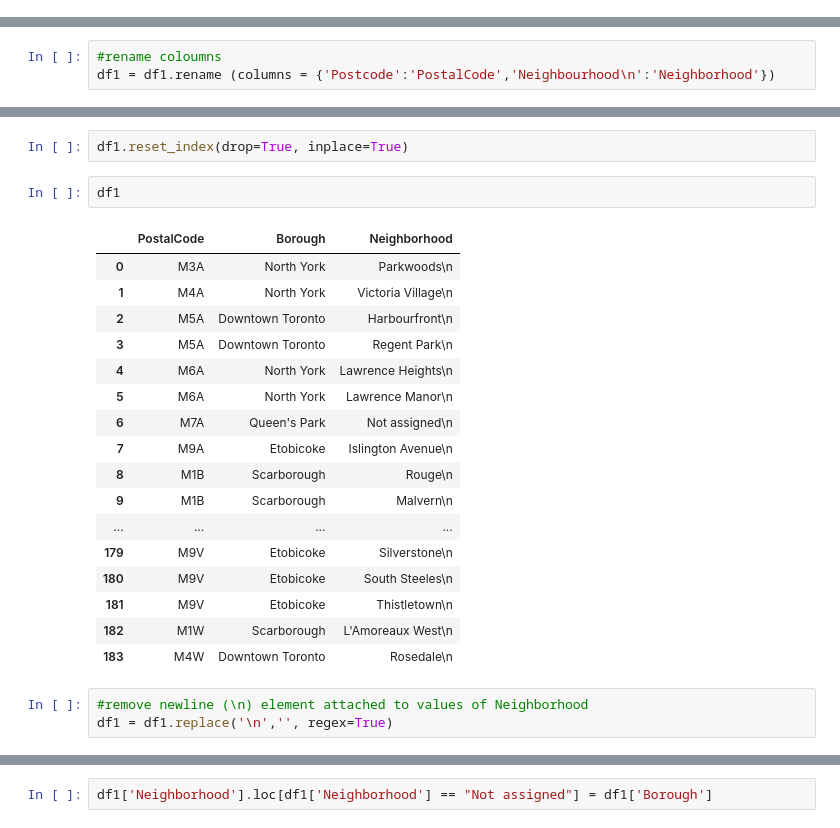
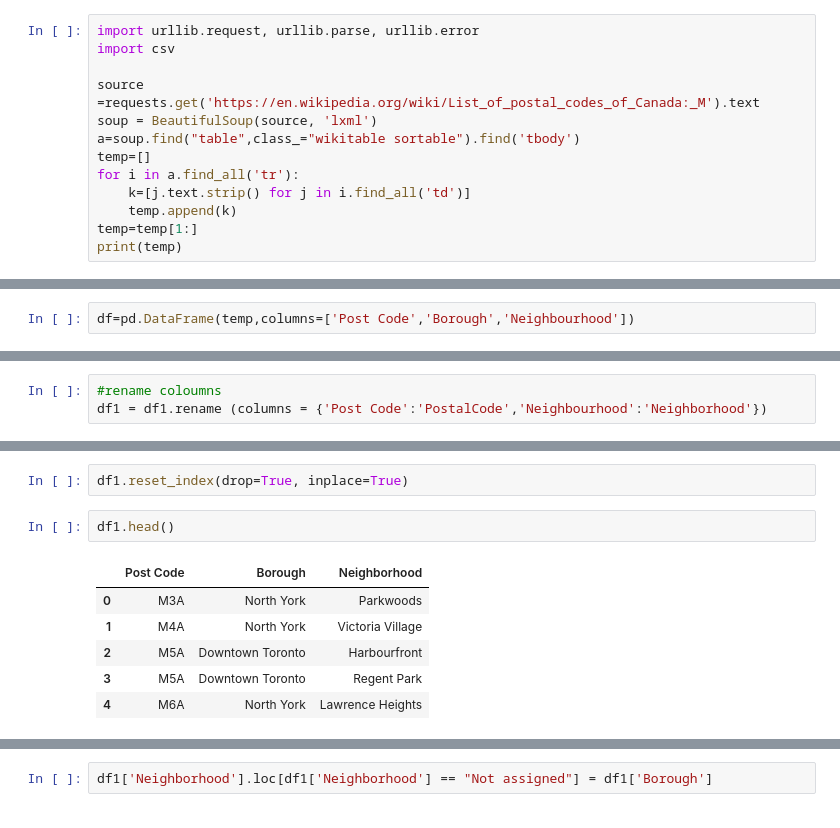
Before and after one commit to Teee-pee/Github-Starter, a Jupyter notebook: Canadian Segmentation.ipynb, the cells around one changed output, grey strips where cells are left out. Cells and saved outputs as stored; diff of their text form.

```diff
--- a/Canadian Segmentation.ipynb
+++ b/Canadian Segmentation.ipynb
@@ -87,0 +32,13 @@ df=pd.read_csv('table_data.csv')
+# %%
+import urllib.request, urllib.parse, urllib.error
+import csv
+
+source =requests.get('https://en.wikipedia.org/wiki/List_of_postal_codes_of_Canada:_M').text
+soup = BeautifulSoup(source, 'lxml')
+a=soup.find("table",class_="wikitable sortable").find('tbody')
+temp=[]
+for i in a.find_all('tr'):
+    k=[j.text.strip() for j in i.find_all('td')]
+    temp.append(k)
+temp=temp[1:]
+print(temp)
@@ -88,3 +47,5 @@ df=pd.read_csv('table_data.csv')
+# %%
+df=pd.DataFrame(temp,columns=['Post Code','Borough','Neighbourhood'])
 # %%
 df.shape
 # %% [output]
@@ -119 +80,4 @@ df1.shape
+# %%
+#rename coloumns
+df1 = df1.rename (columns = {'Post Code':'PostalCode','Neighbourhood':'Neighborhood'})
 # %%
@@ -139,3 +91,0 @@ df1
-# %%
-#rename coloumns
-df1 = df1.rename (columns = {'Postcode':'PostalCode','Neighbourhood\n':'Neighborhood'})
@@ -182,25 +112,11 @@ df1.reset_index()
 # %%
 df1.reset_index(drop=True, inplace=True)
 # %%
-df1
+df1.head()
 # %% [output]
-|  | PostalCode | Borough | Neighborhood |
-| 0 | M3A | North York | Parkwoods\n |
-| 1 | M4A | North York | Victoria Village\n |
-| 2 | M5A | Downtown Toronto | Harbourfront\n |
-| 3 | M5A | Downtown Toronto | Regent Park\n |
-| 4 | M6A | North York | Lawrence Heights\n |
-| 5 | M6A | North York | Lawrence Manor\n |
-| 6 | M7A | Queen's Park | Not assigned\n |
-| 7 | M9A | Etobicoke | Islington Avenue\n |
-| 8 | M1B | Scarborough | Rouge\n |
-| 9 | M1B | Scarborough | Malvern\n |
-| ... | ... | ... | ... |
-| 179 | M9V | Etobicoke | Silverstone\n |
-| 180 | M9V | Etobicoke | South Steeles\n |
-| 181 | M9V | Etobicoke | Thistletown\n |
-| 182 | M1W | Scarborough | L'Amoreaux West\n |
-| 183 | M4W | Downtown Toronto | Rosedale\n |
+|  | Post Code | Borough | Neighborhood |
+| 0 | M3A | North York | Parkwoods |
+| 1 | M4A | North York | Victoria Village |
+| 2 | M5A | Downtown Toronto | Harbourfront |
+| 3 | M5A | Downtown Toronto | Regent Park |
+| 4 | M6A | North York | Lawrence Heights |
-# %%
-#remove newline (\n) element attached to values of Neighborhood
-df1 = df1.replace('\n','', regex=True)
```
Also changed, not shown: parts of 19 cells of this notebook.
